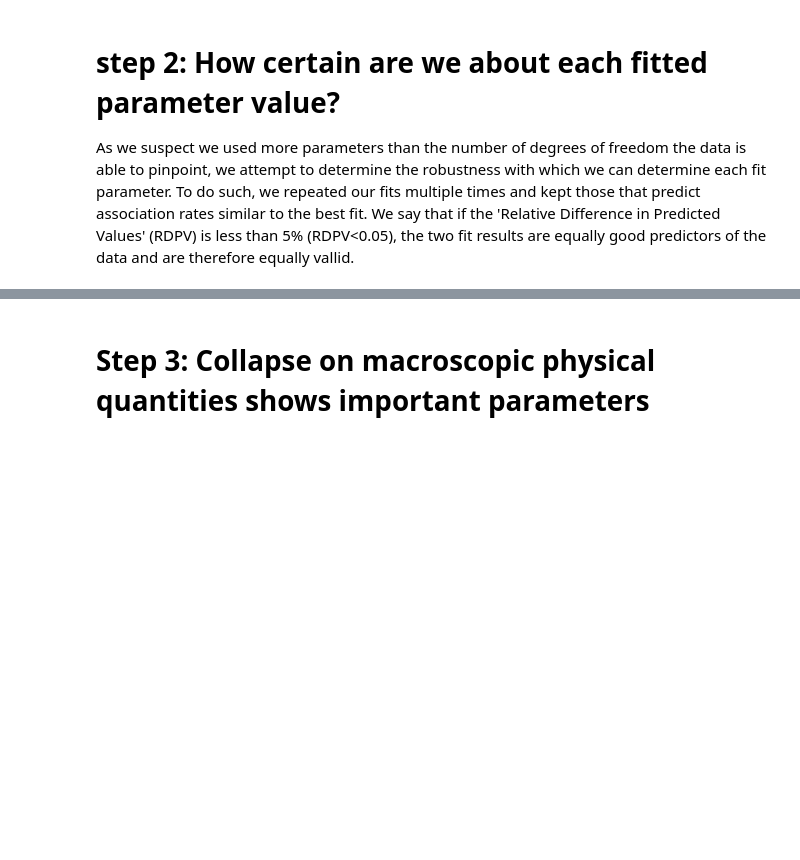
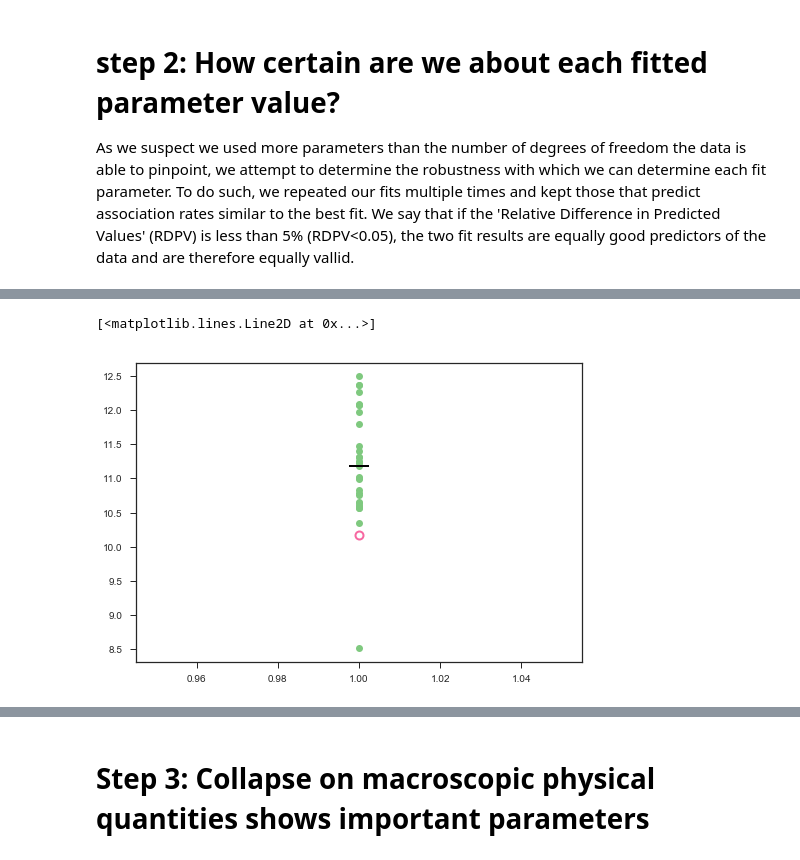
Before and after one commit to martin-depken/Energy-Landscape, a Jupyter notebook: code_Boyle/characterising free-energy landscape (d)Cas9 not initiation limited .ipynb, the cells around one changed output, grey strips where cells are left out. Cells and saved outputs as stored; diff of their text form; code cells hidden in the pictures; blank space fills up the shorter version.

```diff
--- a/code_Boyle/characterising free-energy landscape (d)Cas9 not initiation limited .ipynb
+++ b/code_Boyle/characterising free-energy landscape (d)Cas9 not initiation limited .ipynb
@@ -291,0 +292,31 @@ plt.legend(fontsize=15,frameon=True);
+# %%
+seed_like_region = [str(i) for i in range(1,11)]
+
+
+highest_point_in_seed = np.array(landscape[seed_like_region].apply(np.max,axis=1))
+plt.plot(np.ones(len(highest_point_in_seed)),highest_point_in_seed, marker='o', linestyle='')
+
+
+
+lowest_chi_squared = landscape.loc[best_fit].max()
+
+plt.plot([1], np.array(lowest_chi_squared), color='#f768a1' ,
+             marker='o',
+             lw=3,
+             markersize =8,
+             markerfacecolor='white',
+             markeredgewidth= 2,
+        label='best fit');
+
+
+plt.plot([1], np.median(highest_point_in_seed), color='black' ,
+            linestyle='',
+             marker='_',
+             lw=4,
+             markersize =20,
+             markerfacecolor='white',
+             markeredgewidth= 2,
+        label='median')
+# %% [output]
+[<matplotlib.lines.Line2D at 0x...>]
+[figure, added]
```
Also changed, not shown: parts of 13 cells of this notebook, 3 other files.
